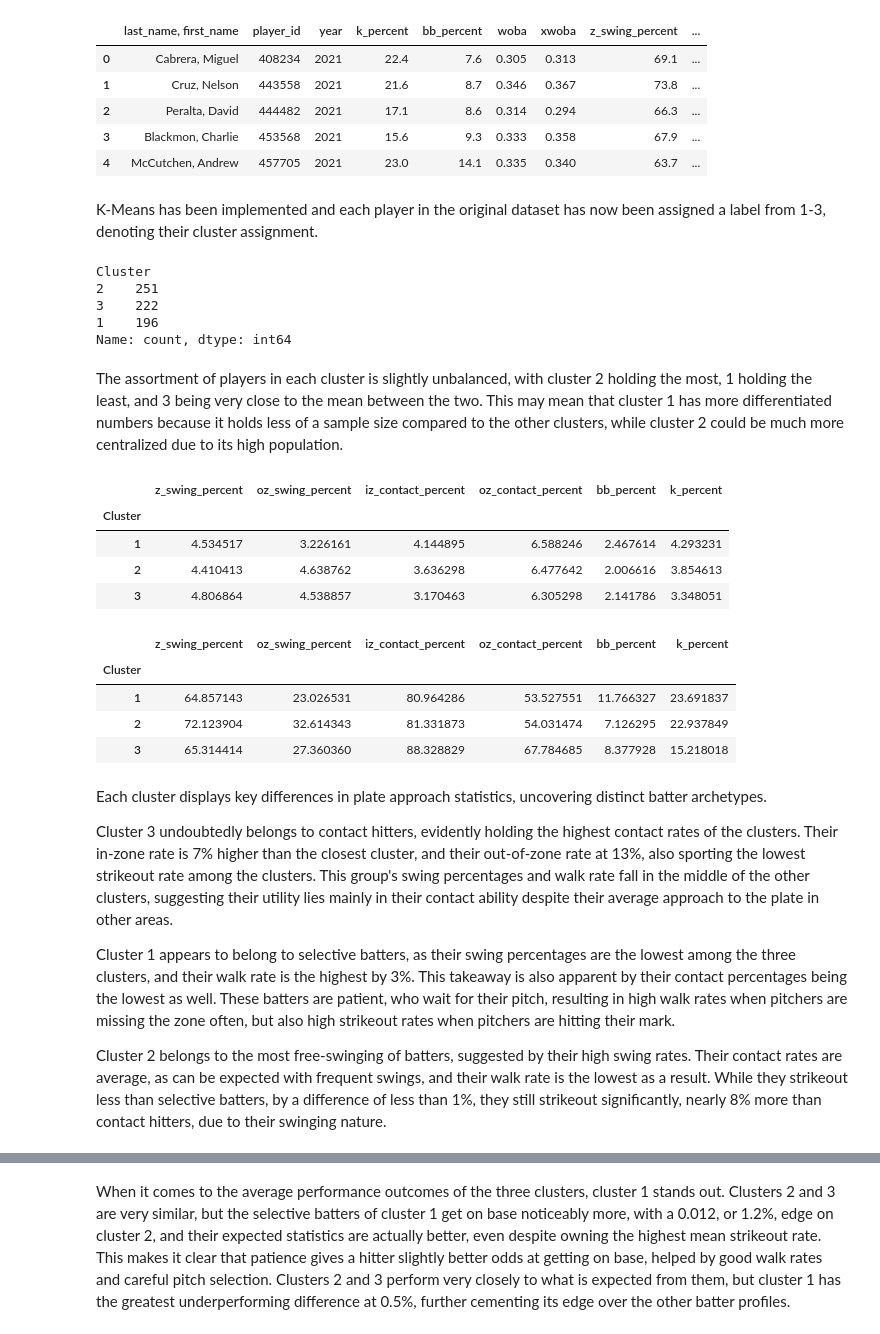
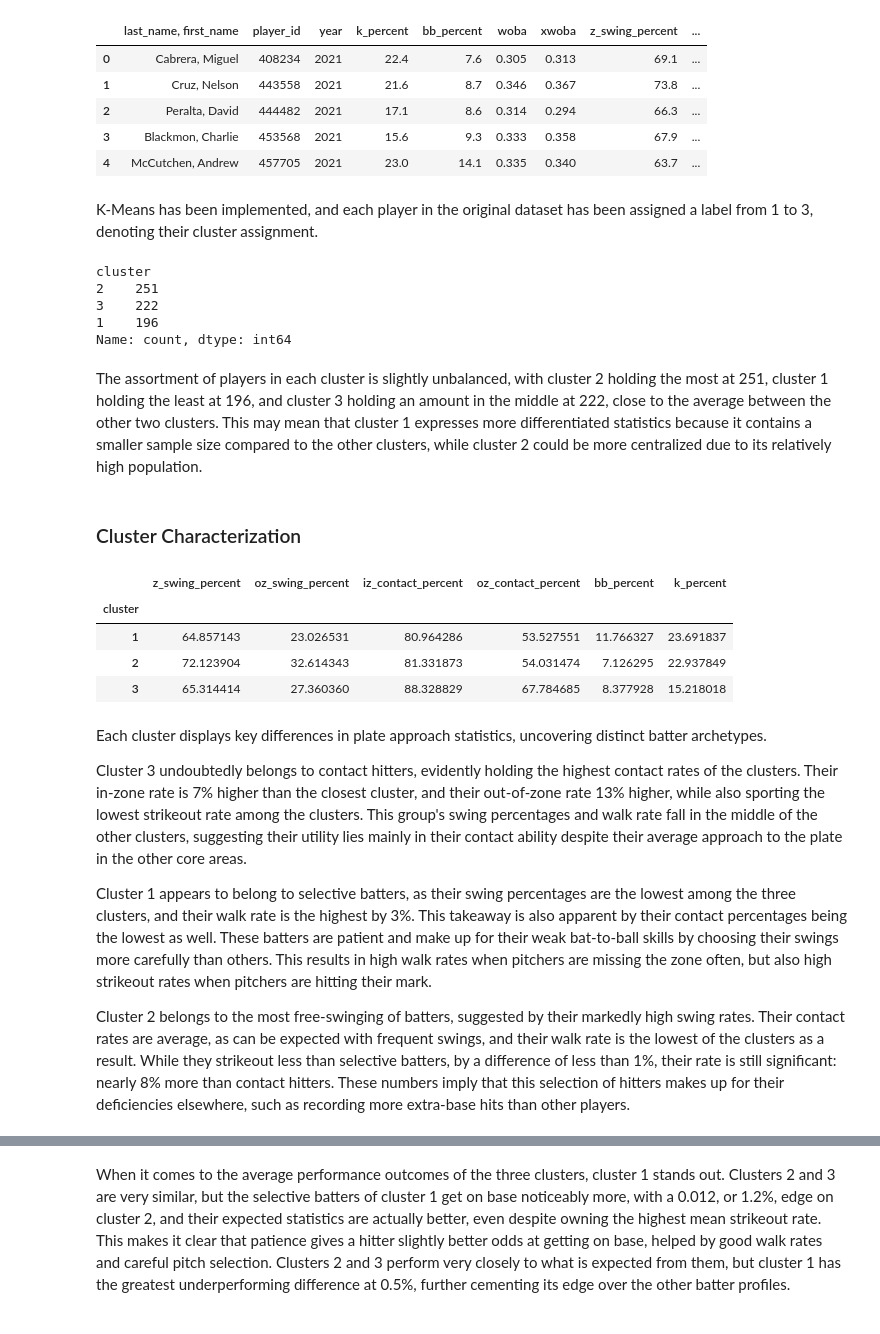
Before and after one commit to Chris83848/MLB-Data-Mining, a Jupyter notebook: notebooks/EDA.ipynb, the cells around one changed output, grey strips where cells are left out. Saved outputs shown, nothing was run; the diff lists cells and outputs as text; code cells hidden in the pictures.

Commit message:
Cluster Creation & Overview section finalized for peer review

```diff
--- a/notebooks/EDA.ipynb
+++ b/notebooks/EDA.ipynb
@@ -544,8 +544,8 @@ labels = kmeans.labels_
 centroids = kmeans.cluster_centers_
 
 # Insert cluster labels back into original dataframe
-df["Cluster"] = labels
-df["Cluster"] = df["Cluster"] + 1
+df["cluster"] = labels
+df["cluster"] = df["cluster"] + 1
 df.head()
 # %% [output]
 |  | last_name, first_name | player_id | year | k_percent | bb_percent | woba | xwoba | z_swing_percent | ... |
@@ -555,39 +555,34 @@ df.head()
 | 3 | Blackmon, Charlie | 453568 | 2021 | 15.6 | 9.3 | 0.333 | 0.358 | 67.9 | ... |
 | 4 | McCutchen, Andrew | 457705 | 2021 | 23.0 | 14.1 | 0.335 | 0.340 | 63.7 | ... |
 # %% [markdown]
-K-Means has been implemented and each player in the original dataset has now been assigned a label from 1-3, denoting their cluster assignment.
+K-Means has been implemented, and each player in the original dataset has been assigned a label from 1 to 3, denoting their cluster assignment.
 # %%
-df["Cluster"].value_counts()
+# Calculate cluster totals
+df["cluster"].value_counts()
 # %% [output]
-Cluster
+cluster
 2    251
 3    222
 1    196
 Name: count, dtype: int64
 # %% [markdown]
-The assortment of players in each cluster is slightly unbalanced, with cluster 2 holding the most, 1 holding the least, and 3 being very close to the mean between the two. This may mean that cluster 1 has more differentiated numbers because it holds less of a sample size compared to the other clusters, while cluster 2 could be much more centralized due to its high population.
+The assortment of players in each cluster is slightly unbalanced, with cluster 2 holding the most at 251, cluster 1 holding the least at 196, and cluster 3 holding an amount in the middle at 222, close to the average between the other two clusters. This may mean that cluster 1 expresses more differentiated statistics because it contains a smaller sample size compared to the other clusters, while cluster 2 could be more centralized due to its relatively high population.
-# %%
-df.groupby("Cluster")[clustering_features].std()
-# %% [output]
-|  | z_swing_percent | oz_swing_percent | iz_contact_percent | oz_contact_percent | bb_percent | k_percent |
-| Cluster |  |  |  |  |  |  |
-| 1 | 4.534517 | 3.226161 | 4.144895 | 6.588246 | 2.467614 | 4.293231 |
-| 2 | 4.410413 | 4.638762 | 3.636298 | 6.477642 | 2.006616 | 3.854613 |
-| 3 | 4.806864 | 4.538857 | 3.170463 | 6.305298 | 2.141786 | 3.348051 |
+# %% [markdown]
+### Cluster Characterization
 # %%
 # Show means of key values in each cluster
-df.groupby("Cluster")[clustering_features].mean()
+df.groupby("cluster")[clustering_features].mean()
 # %% [output]
 |  | z_swing_percent | oz_swing_percent | iz_contact_percent | oz_contact_percent | bb_percent | k_percent |
-| Cluster |  |  |  |  |  |  |
+| cluster |  |  |  |  |  |  |
 | 1 | 64.857143 | 23.026531 | 80.964286 | 53.527551 | 11.766327 | 23.691837 |
 | 2 | 72.123904 | 32.614343 | 81.331873 | 54.031474 | 7.126295 | 22.937849 |
 | 3 | 65.314414 | 27.360360 | 88.328829 | 67.784685 | 8.377928 | 15.218018 |
 # %% [markdown]
 Each cluster displays key differences in plate approach statistics, uncovering distinct batter archetypes.
 
-Cluster 3 undoubtedly belongs to contact hitters, evidently holding the highest contact rates of the clusters. Their in-zone rate is 7% higher than the closest cluster, and their out-of-zone rate at 13%, also sporting the lowest strikeout rate among the clusters. This group's swing percentages and walk rate fall in the middle of the other clusters, suggesting their utility lies mainly in their contact ability despite their average approach to the plate in other areas.
+Cluster 3 undoubtedly belongs to contact hitters, evidently holding the highest contact rates of the clusters. Their in-zone rate is 7% higher than the closest cluster, and their out-of-zone rate 13% higher, while also sporting the lowest strikeout rate among the clusters. This group's swing percentages and walk rate fall in the middle of the other clusters, suggesting their utility lies mainly in their contact ability despite their average approach to the plate in the other core areas.
 
-Cluster 1 appears to belong to selective batters, as their swing percentages are the lowest among the three clusters, and their walk rate is the highest by 3%. This takeaway is also apparent by their contact percentages being the lowest as well. These batters are patient, who wait for their pitch, resulting in high walk rates when pitchers are missing the zone often, but also high strikeout rates when pitchers are hitting their mark.
+Cluster 1 appears to belong to selective batters, as their swing percentages are the lowest among the three clusters, and their walk rate is the highest by 3%. This takeaway is also apparent by their contact percentages being the lowest as well. These batters are patient and make up for their weak bat-to-ball skills by choosing their swings more carefully than others. This results in high walk rates when pitchers are missing the zone often, but also high strikeout rates when pitchers are hitting their mark.
 
-Cluster 2 belongs to the most free-swinging of batters, suggested by their high swing rates. Their contact rates are average, as can be expected with frequent swings, and their walk rate is the lowest as a result. While they strikeout less than selective batters, by a difference of less than 1%, they still strikeout significantly, nearly 8% more than contact hitters, due to their swinging nature.
+Cluster 2 belongs to the most free-swinging of batters, suggested by their markedly high swing rates. Their contact rates are average, as can be expected with frequent swings, and their walk rate is the lowest of the clusters as a result. While they strikeout less than selective batters, by a difference of less than 1%, their rate is still significant: nearly 8% more than contact hitters. These numbers imply that this selection of hitters makes up for their deficiencies elsewhere, such as recording more extra-base hits than other players.
```
Also changed, not shown: parts of 6 cells of this notebook.
